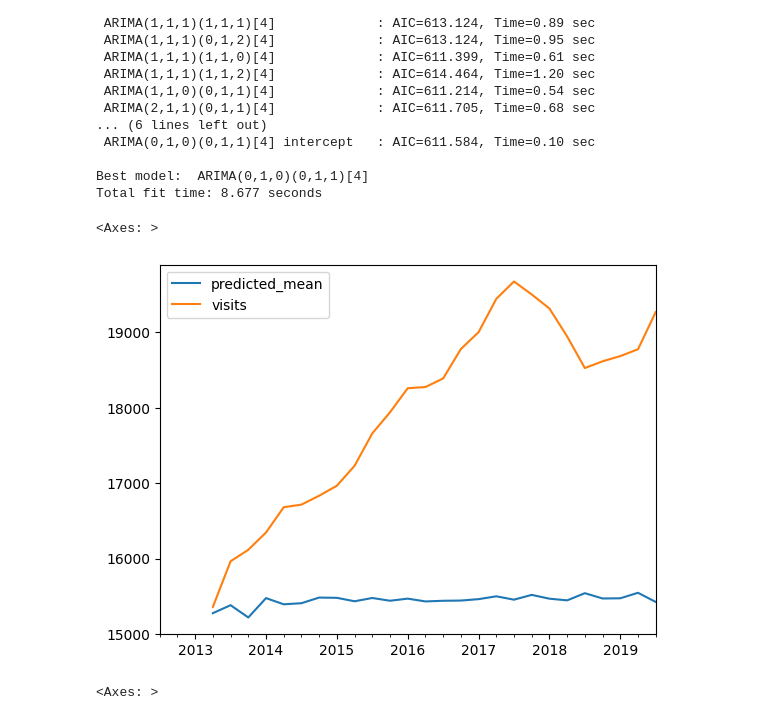
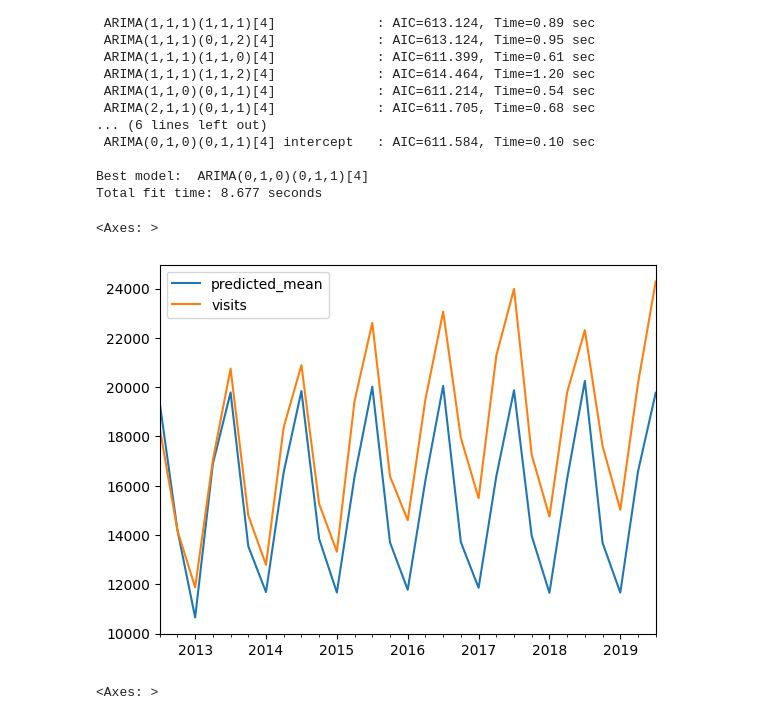
Before and after one commit to ludlev2/ml_project_cse204, a Jupyter notebook: Datasets-under-consideration/London/RQ1_TS.ipynb, the cells around one changed output. Saved outputs shown, nothing was run; the diff lists cells and outputs as text; code cells hidden in the pictures.

```diff
--- a/Datasets-under-consideration/London/RQ1_TS.ipynb
+++ b/Datasets-under-consideration/London/RQ1_TS.ipynb
@@ -180,18 +186,18 @@ model = ARIMA(
 # %%
 # MAKE A BETTER CHART
 
 pd.concat(
     [
       pd.DataFrame(
           model.predict(start=visits_test.index[0], end=visits_test.index[-1], exog=exog_test)
-      ).rolling(4).mean(),
-      visits_test.rolling(4).mean()
+      ),
+      visits_test
     ],
     axis=1
 ).plot()
 # %% [output]
 <Axes: >
-[figure, old version]
+[figure, new version]
 # %%
 pd.concat(
     [
```
Also changed, not shown: parts of 2 cells of this notebook.
